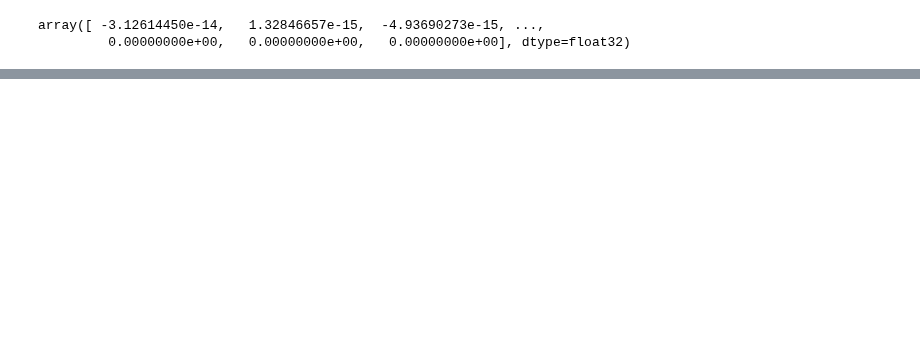
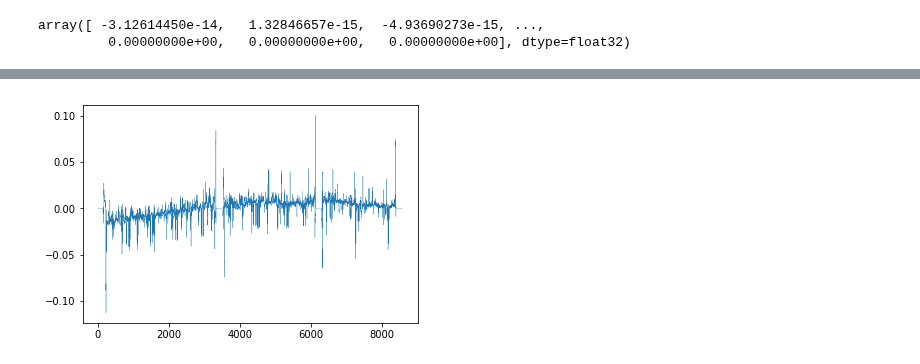
Before and after one commit to miranda-v/FITS-File-Plot, a Jupyter notebook: Matrix.ipynb, the cells around one changed output, grey strips where cells are left out. Drawn from its saved outputs; the diff is of its cells as text; code cells hidden in the pictures; blank space fills up the shorter version.

```diff
--- a/Matrix.ipynb
+++ b/Matrix.ipynb
@@ -250,0 +267,4 @@ array([ -3.12614450e-14,   1.32846657e-15,  -4.93690273e-15, ...,
+# %%
+plt.plot(zm_full_matrix[3], linewidth=0.3);
+# %% [output]
+[figure, added]
```
Also changed, not shown: parts of 10 cells of this notebook.
